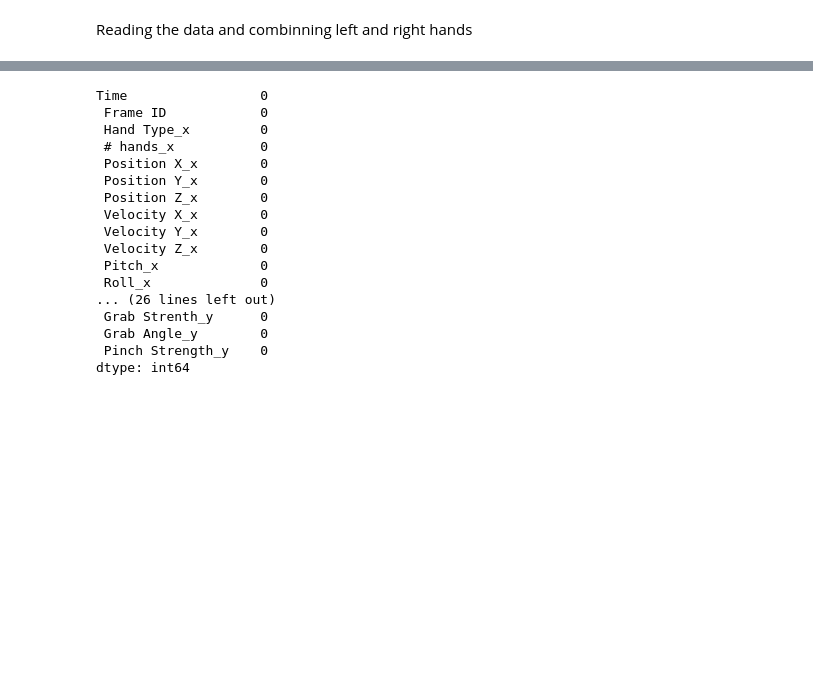
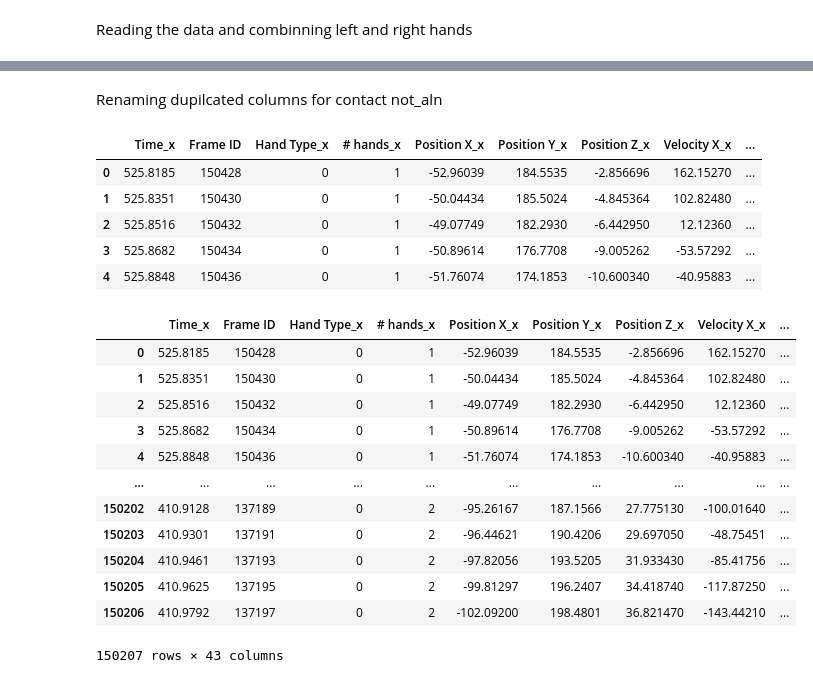
Before and after one commit to YahalomCod/Classifation-Problems, a Jupyter notebook: Hands.ipynb, the cells around one changed output, grey strips where cells are left out. Drawn from its saved outputs; the diff is of its cells as text; code cells hidden in the pictures; blank space fills up the shorter version.

```diff
--- a/Hands.ipynb
+++ b/Hands.ipynb
@@ -149,0 +97,3 @@ aln
+# %%
+alone = aln(dire)
+alone.head()
@@ -149,0 +107,7 @@ aln
+# %% [markdown]
+Renaming dupilcated columns for contact not_aln
+# %%
+cols=pd.Series(alone.columns)
+for dup in cols[cols.duplicated()].unique():
+    cols[cols[cols == dup].index.values.tolist()] = [dup + '.' + str(i) if i != 0 else dup for i in range(sum(cols == dup))]
+alone.columns=cols
@@ -150,21 +117,27 @@ aln
 # %%
-train_df = pd.concat([aln,not_aln])
-train_df.isna().sum()
+train_df = pd.concat([alone,not_aln], ignore_index=True,axis=0)
+train_df.head()
 # %% [output]
-Time                 0
- Frame ID            0
- Hand Type_x         0
- # hands_x           0
- Position X_x        0
- Position Y_x        0
- Position Z_x        0
- Velocity X_x        0
- Velocity Y_x        0
- Velocity Z_x        0
- Pitch_x             0
- Roll_x              0
-... (26 lines left out)
- Grab Strenth_y      0
- Grab Angle_y        0
- Pinch Strength_y    0
-dtype: int64
+|  | Time_x | Frame ID | Hand Type_x | # hands_x | Position X_x | Position Y_x | Position Z_x | Velocity X_x | ... |
+| 0 | 525.8185 | 150428 | 0 | 1 | -52.96039 | 184.5535 | -2.856696 | 162.15270 | ... |
+| 1 | 525.8351 | 150430 | 0 | 1 | -50.04434 | 185.5024 | -4.845364 | 102.82480 | ... |
+| 2 | 525.8516 | 150432 | 0 | 1 | -49.07749 | 182.2930 | -6.442950 | 12.12360 | ... |
+| 3 | 525.8682 | 150434 | 0 | 1 | -50.89614 | 176.7708 | -9.005262 | -53.57292 | ... |
+| 4 | 525.8848 | 150436 | 0 | 1 | -51.76074 | 174.1853 | -10.600340 | -40.95883 | ... |
+# %%
+train_df.reset_index(inplace= True, drop = True)
+train_df
+# %% [output]
+|  | Time_x | Frame ID | Hand Type_x | # hands_x | Position X_x | Position Y_x | Position Z_x | Velocity X_x | ... |
+| 0 | 525.8185 | 150428 | 0 | 1 | -52.96039 | 184.5535 | -2.856696 | 162.15270 | ... |
+| 1 | 525.8351 | 150430 | 0 | 1 | -50.04434 | 185.5024 | -4.845364 | 102.82480 | ... |
+| 2 | 525.8516 | 150432 | 0 | 1 | -49.07749 | 182.2930 | -6.442950 | 12.12360 | ... |
+| 3 | 525.8682 | 150434 | 0 | 1 | -50.89614 | 176.7708 | -9.005262 | -53.57292 | ... |
+| 4 | 525.8848 | 150436 | 0 | 1 | -51.76074 | 174.1853 | -10.600340 | -40.95883 | ... |
+| ... | ... | ... | ... | ... | ... | ... | ... | ... | ... |
+| 150202 | 410.9128 | 137189 | 0 | 2 | -95.26167 | 187.1566 | 27.775130 | -100.01640 | ... |
+| 150203 | 410.9301 | 137191 | 0 | 2 | -96.44621 | 190.4206 | 29.697050 | -48.75451 | ... |
+| 150204 | 410.9461 | 137193 | 0 | 2 | -97.82056 | 193.5205 | 31.933430 | -85.41756 | ... |
+| 150205 | 410.9625 | 137195 | 0 | 2 | -99.81297 | 196.2407 | 34.418740 | -117.87250 | ... |
+| 150206 | 410.9792 | 137197 | 0 | 2 | -102.09200 | 198.4801 | 36.821470 | -143.44210 | ... |
+150207 rows × 43 columns
```
Also changed, not shown: parts of 33 cells of this notebook.
